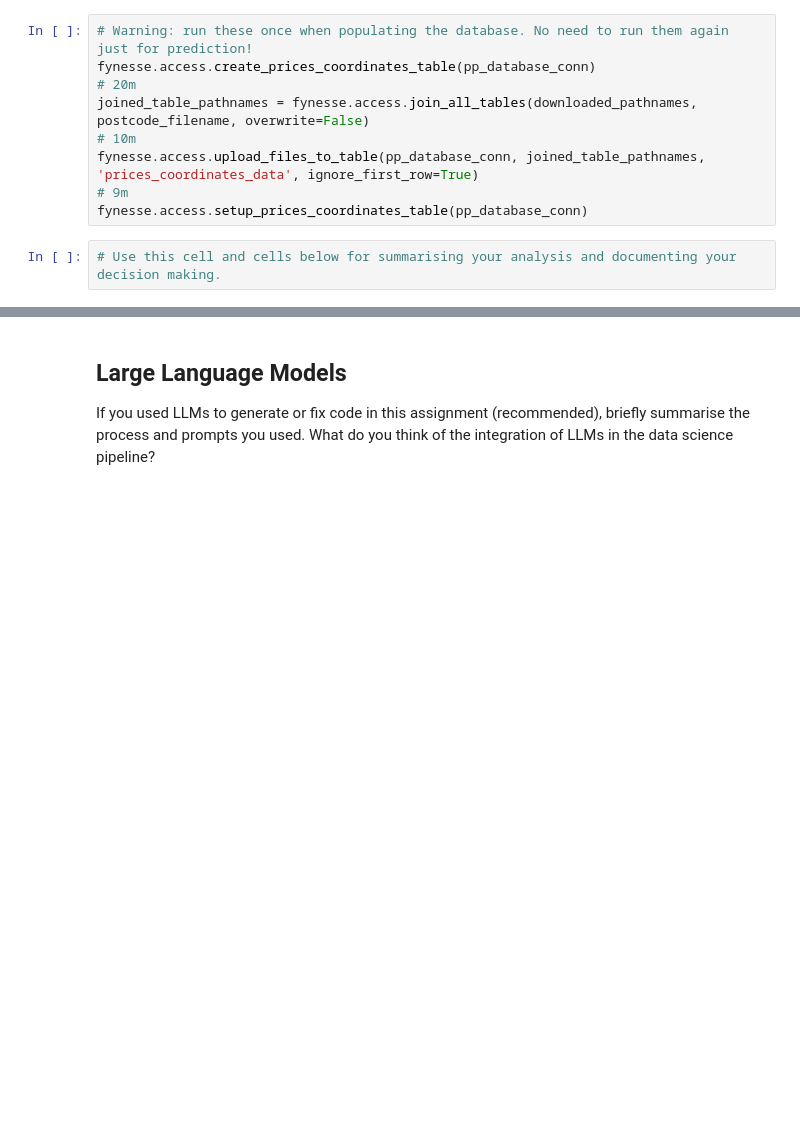
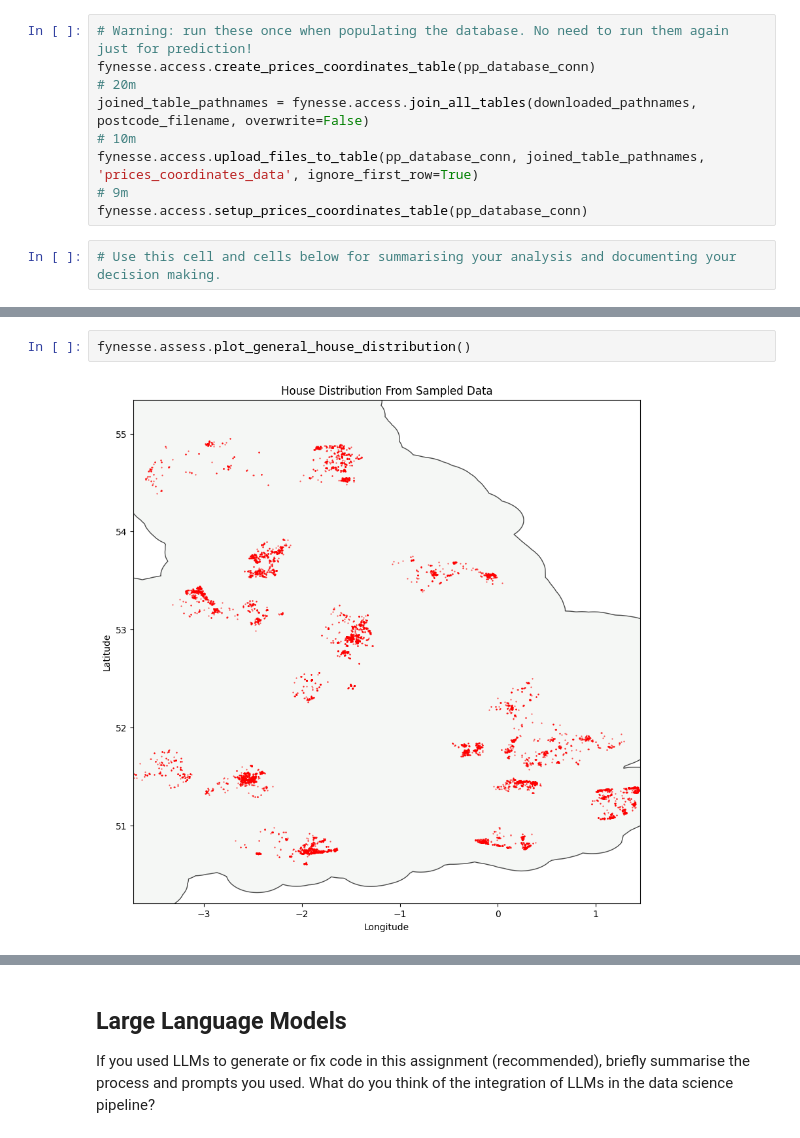
Before and after one commit to jeffrey-22/ads, a Jupyter notebook: notebooks/assessment_wip.ipynb, the cells around one changed output, grey strips where cells are left out. Drawn from its saved outputs; the diff is of its cells as text; blank space fills up the shorter version.

```diff
--- a/notebooks/assessment_wip.ipynb
+++ b/notebooks/assessment_wip.ipynb
@@ -85,0 +68,4 @@ Reasonings for the model:
+# %%
+fynesse.assess.plot_general_house_distribution()
+# %% [output]
+[figure, added]
```
Also changed, not shown: parts of 11 cells of this notebook, 5 other files.
